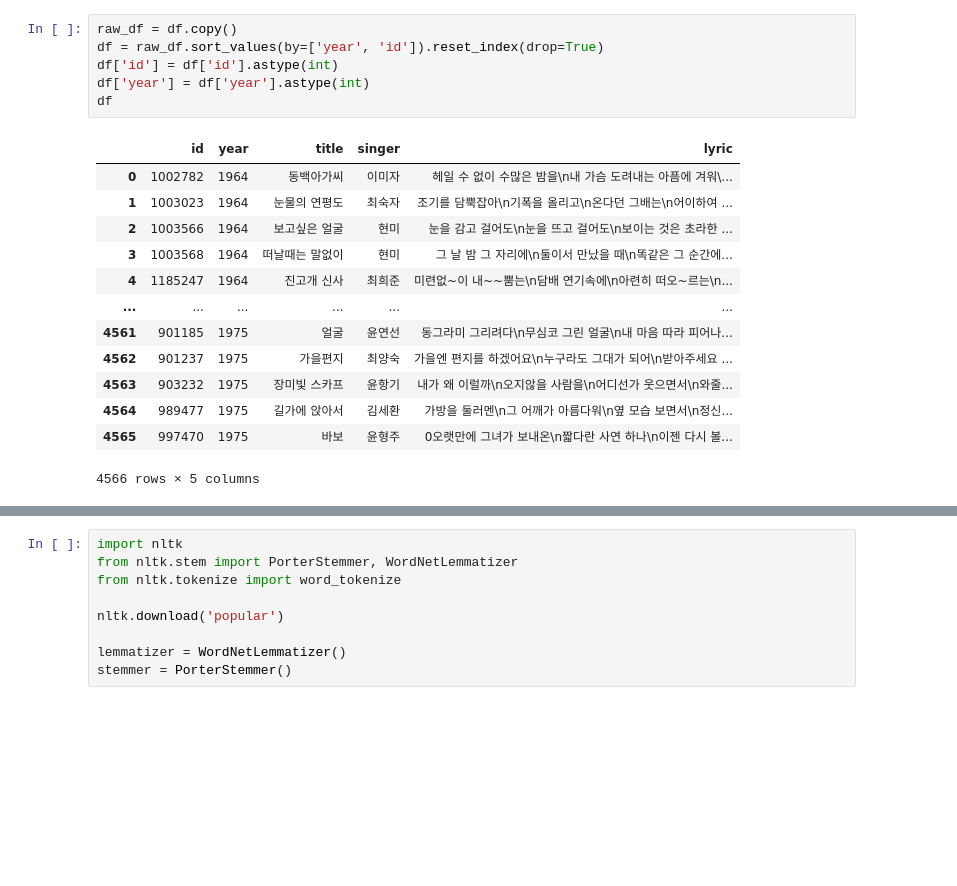
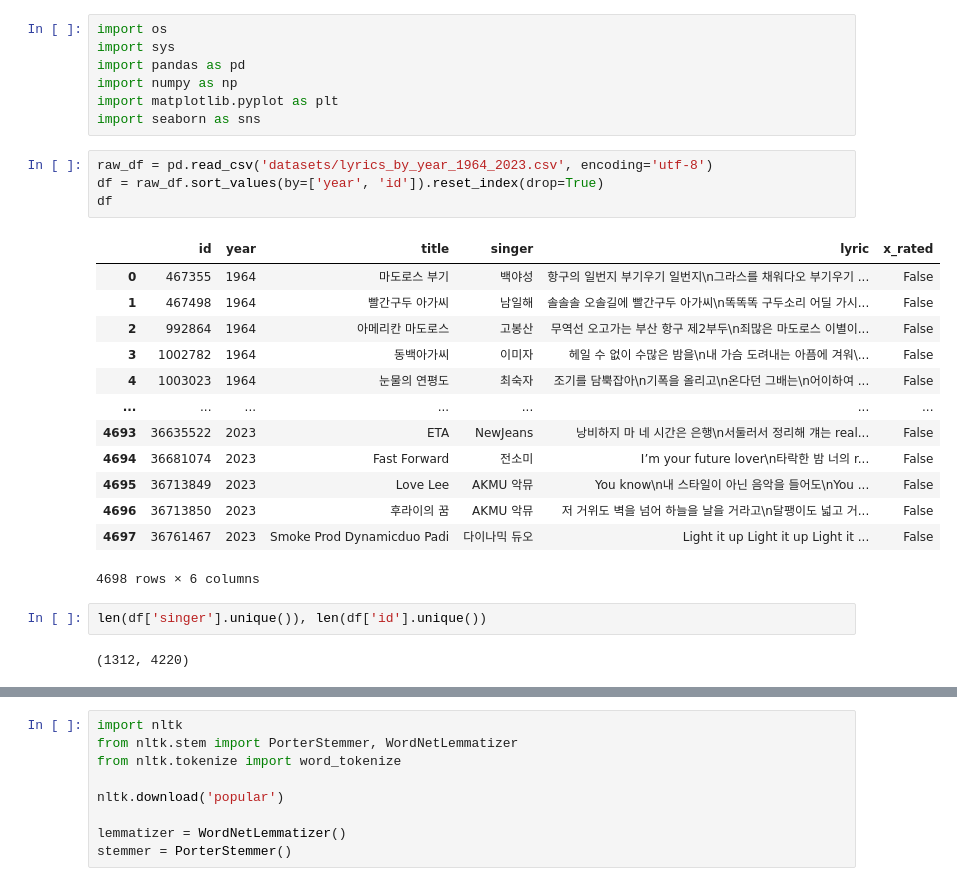
Before and after one commit to joonas-yoon/kpop-lyrics-analytics, a Jupyter notebook: analytics.ipynb, the cells around one changed output, grey strips where cells are left out. Saved outputs shown, nothing was run; the diff lists cells and outputs as text; blank space fills up the shorter version.

```diff
--- a/analytics.ipynb
+++ b/analytics.ipynb
@@ -98,23 +21,32 @@ df[df.year == 2004]
+# %%
+import os
+import sys
+import pandas as pd
+import numpy as np
+import matplotlib.pyplot as plt
+import seaborn as sns
 # %%
-raw_df = df.copy()
+raw_df = pd.read_csv('datasets/lyrics_by_year_1964_2023.csv', encoding='utf-8')
 df = raw_df.sort_values(by=['year', 'id']).reset_index(drop=True)
-df['id'] = df['id'].astype(int)
-df['year'] = df['year'].astype(int)
 df
 # %% [output]
-|  | id | year | title | singer | lyric |
-| 0 | 1002782 | 1964 | 동백아가씨 | 이미자 | 헤일 수 없이 수많은 밤을\n내 가슴 도려내는 아픔에 겨워\... |
-| 1 | 1003023 | 1964 | 눈물의 연평도 | 최숙자 | 조기를 담뿍잡아\n기폭을 올리고\n온다던 그배는\n어이하여 ... |
-| 2 | 1003566 | 1964 | 보고싶은 얼굴 | 현미 | 눈을 감고 걸어도\n눈을 뜨고 걸어도\n보이는 것은 초라한 ... |
-| 3 | 1003568 | 1964 | 떠날때는 말없이 | 현미 | 그 날 밤 그 자리에\n둘이서 만났을 때\n똑같은 그 순간에... |
-| 4 | 1185247 | 1964 | 진고개 신사 | 최희준 | 미련없~이 내~~뿜는\n담배 연기속에\n아련히 떠오~르는\n... |
-| ... | ... | ... | ... | ... | ... |
-| 4561 | 901185 | 1975 | 얼굴 | 윤연선 | 동그라미 그리려다\n무심코 그린 얼굴\n내 마음 따라 피어나... |
-| 4562 | 901237 | 1975 | 가을편지 | 최양숙 | 가을엔 편지를 하겠어요\n누구라도 그대가 되어\n받아주세요 ... |
-| 4563 | 903232 | 1975 | 장미빛 스카프 | 윤항기 | 내가 왜 이럴까\n오지않을 사람을\n어디선가 웃으면서\n와줄... |
-| 4564 | 989477 | 1975 | 길가에 앉아서 | 김세환 | 가방을 둘러멘\n그 어깨가 아름다워\n옆 모습 보면서\n정신... |
-| 4565 | 997470 | 1975 | 바보 | 윤형주 | 0오랫만에 그녀가 보내온\n짧다란 사연 하나\n이젠 다시 볼... |
+|  | id | year | title | singer | lyric | x_rated |
+| 0 | 467355 | 1964 | 마도로스 부기 | 백야성 | 항구의 일번지 부기우기 일번지\n그라스를 채워다오 부기우기 ... | False |
+| 1 | 467498 | 1964 | 빨간구두 아가씨 | 남일해 | 솔솔솔 오솔길에 빨간구두 아가씨\n똑똑똑 구두소리 어딜 가시... | False |
+| 2 | 992864 | 1964 | 아메리칸 마도로스 | 고봉산 | 무역선 오고가는 부산 항구 제2부두\n죄많은 마도로스 이별이... | False |
+| 3 | 1002782 | 1964 | 동백아가씨 | 이미자 | 헤일 수 없이 수많은 밤을\n내 가슴 도려내는 아픔에 겨워\... | False |
+| 4 | 1003023 | 1964 | 눈물의 연평도 | 최숙자 | 조기를 담뿍잡아\n기폭을 올리고\n온다던 그배는\n어이하여 ... | False |
+| ... | ... | ... | ... | ... | ... | ... |
+| 4693 | 36635522 | 2023 | ETA | NewJeans | 낭비하지 마 네 시간은 은행\n서둘러서 정리해 걔는 real... | False |
+| 4694 | 36681074 | 2023 | Fast Forward | 전소미 | I’m your future lover\n타락한 밤 너의 r... | False |
+| 4695 | 36713849 | 2023 | Love Lee | AKMU 악뮤 | You know\n내 스타일이 아닌 음악을 들어도\nYou ... | False |
+| 4696 | 36713850 | 2023 | 후라이의 꿈 | AKMU 악뮤 | 저 거위도 벽을 넘어 하늘을 날을 거라고\n달팽이도 넓고 거... | False |
+| 4697 | 36761467 | 2023 | Smoke Prod Dynamicduo Padi | 다이나믹 듀오 | Light it up Light it up Light it ... | False |
-4566 rows × 5 columns
+4698 rows × 6 columns
+# %%
+len(df['singer'].unique()), len(df['id'].unique())
+# %% [output]
+(1312, 4220)
 # %%
 df.sort_values(by='title')
 # %% [output]
```
Also changed, not shown: parts of 31 cells of this notebook.
